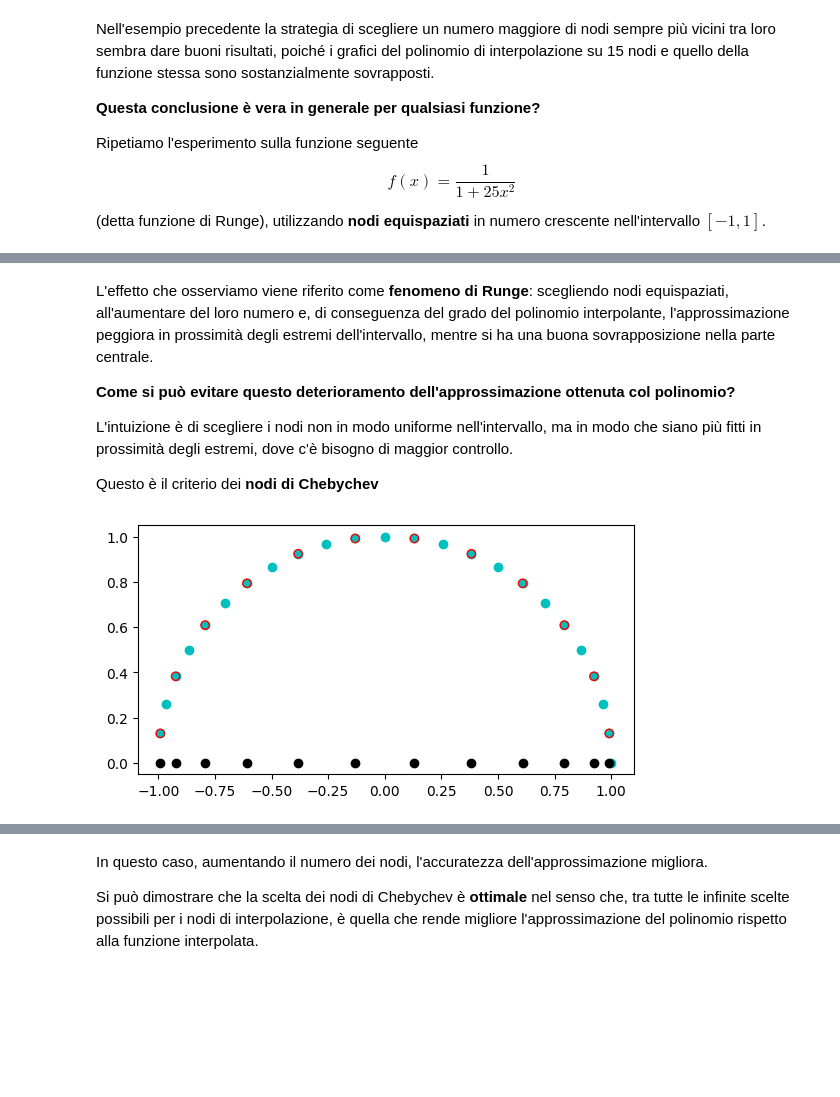
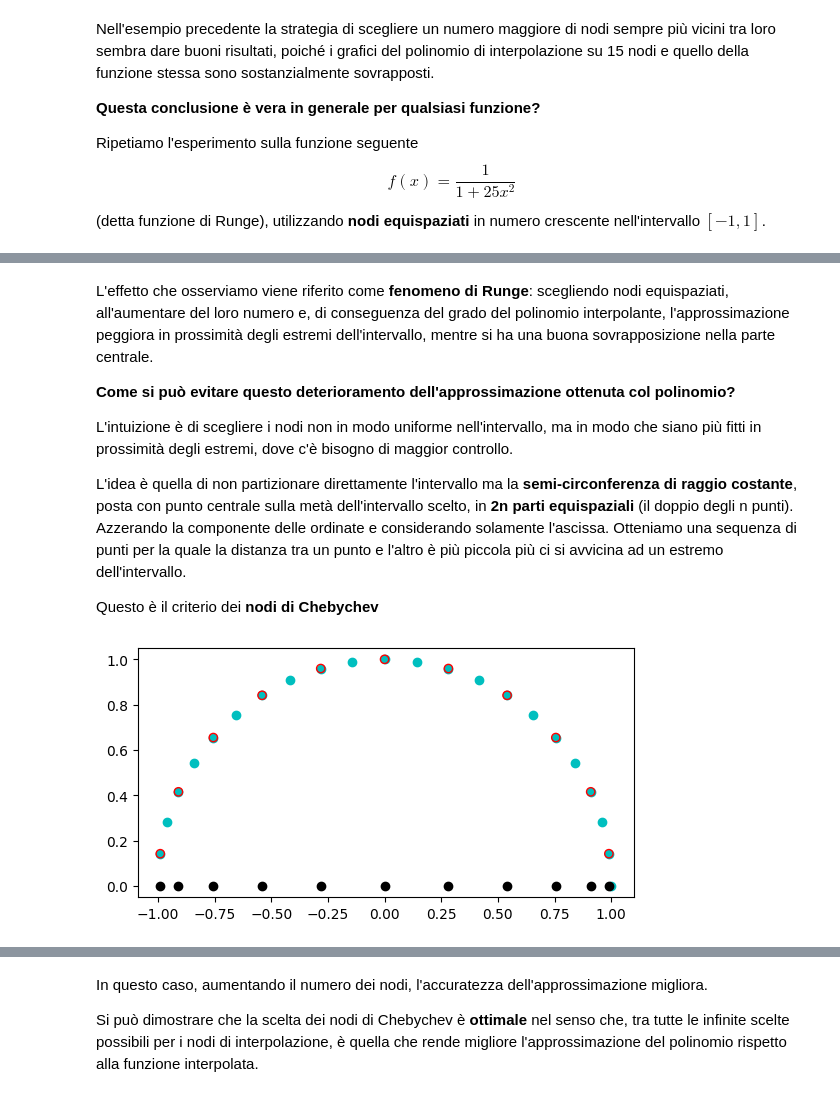
Before and after one commit to Tremors3/uni-calc-num, a Jupyter notebook: materiale/argomenti/04-equazioni-nonlineari/laboratorio/07c-Interpolazione_di_funzioni_linked.ipynb, the cells around one changed output, grey strips where cells are left out. Drawn from its saved outputs; the diff is of its cells as text; code cells hidden in the pictures; blank space fills up the shorter version.

```diff
--- a/materiale/argomenti/04-equazioni-nonlineari/laboratorio/07c-Interpolazione_di_funzioni_linked.ipynb
+++ b/materiale/argomenti/04-equazioni-nonlineari/laboratorio/07c-Interpolazione_di_funzioni_linked.ipynb
@@ -254,31 +254,32 @@ L'effetto che osserviamo viene riferito come **fenomeno di Runge**: scegliendo n
 
 L'intuizione è di scegliere i nodi non in modo uniforme nell'intervallo, ma in modo che siano più fitti in prossimità degli estremi, dove c'è bisogno di maggior controllo.
 
+L'idea è quella di non partizionare direttamente l'intervallo ma la **semi-circonferenza di raggio costante**, posta con punto centrale sulla metà dell'intervallo scelto, in **2n parti equispaziali** (il doppio degli n punti). Azzerando la componente delle ordinate e considerando solamente l'ascissa. Otteniamo una sequenza di punti per la quale la distanza tra un punto e l'altro è più piccola più ci si avvicina ad un estremo dell'intervallo.
+
 Questo è il criterio dei **nodi di Chebychev**
 # %%
 # Costruzione dei nodi di Chebychev
 
 fig,ax = plt.subplots()
 ax.set_aspect("equal")
 
-#1. Definiamo il numero di nodi da creare
+#1. Definiamo il numero di nodi da creare (grado+1)
 n = 11
 
-#3. Partizioniamo gli angoli tra [0,pi] in 2(n+1) parti uguali
-theta = np.pi/2/(n+1)*np.arange(2*(n+1))
+#3. Partizioniamo gli angoli tra [0,pi] in 2n parti uguali
+theta = np.pi/2/n*np.arange(2*n)
 
 #4. Plottiamo i punti corrispondenti sulla circonferenza goniometrica
 ax.scatter(np.cos(theta),np.sin(theta),c='c')
 
 #5. Selezioniamo solo i punti con indice dispari
 beta = theta[1::2]
 ax.scatter(np.cos(beta),np.sin(beta),edgecolor='r',facecolor='None')
 
 #6. Otteniamo finalmente i nodi di Chebychev come le ascisse dei punti selezionati
 ax.scatter(np.cos(beta),np.zeros(beta.size),c='k')
 
-
 plt.show()
 # %% [output]
-[figure, old version]
+[figure, new version]
 # %% [markdown]
```
Also changed, not shown: parts of 3 cells of this notebook, 1 other file.
